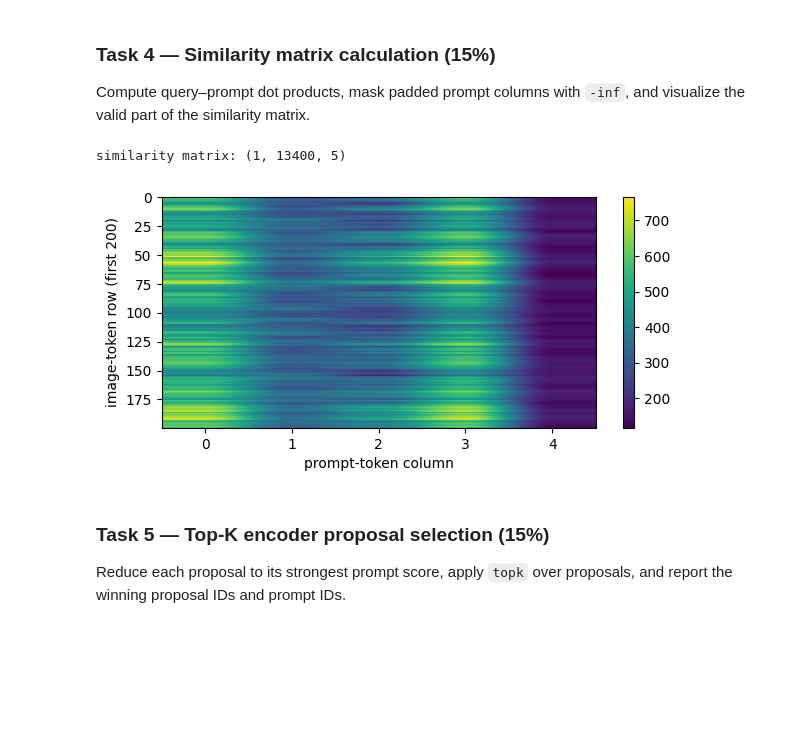
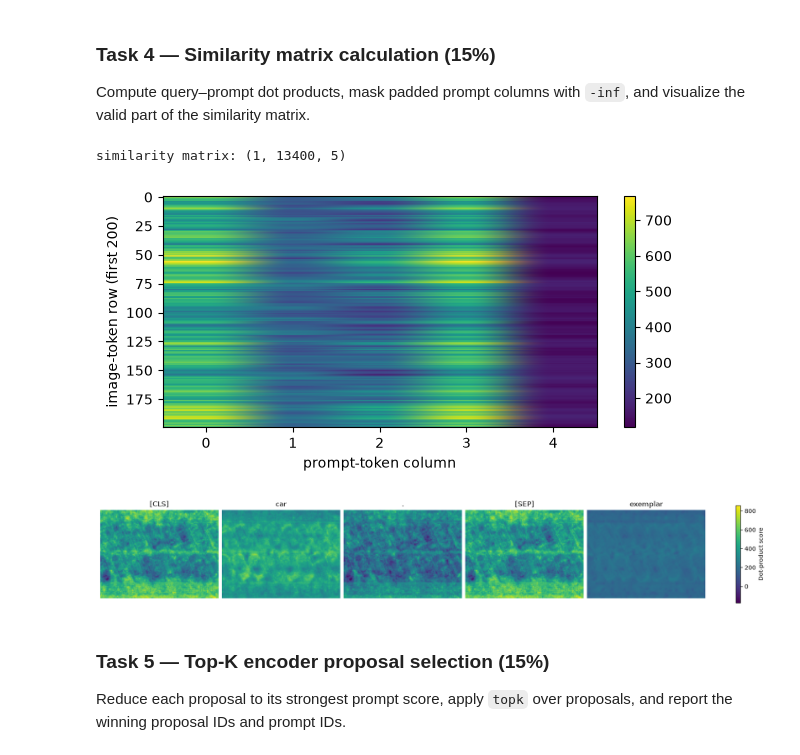
Before and after one commit to Konikelel/MultiModalCounting, a Jupyter notebook: Team02_SC5006_Project1.ipynb, the cells around one changed output. Drawn from its saved outputs; the diff is of its cells as text; code cells hidden in the pictures; blank space fills up the shorter version.

```diff
--- a/Team02_SC5006_Project1.ipynb
+++ b/Team02_SC5006_Project1.ipynb
@@ -375,28 +369,60 @@ ROIAlign exemplar token: (1, 1, 256)
 ### Task 4 — Similarity matrix calculation (15%)
 
 Compute query–prompt dot products, mask padded prompt columns with `-inf`, and visualize the valid part of the similarity matrix.
-# %%
-def calculate_similarity_matrix(query_features, prompt_features, prompt_mask):
-    if query_features.ndim != 3 or prompt_features.ndim != 3:
-        raise ValueError("Expected query (B,N,D) and prompt (B,T,D)")
-    if query_features.shape[0] != prompt_features.shape[0] or query_features.shape[-1] != prompt_features.shape[-1]:
-        raise ValueError("Batch and feature dimensions must agree")
-    if prompt_mask.shape != prompt_features.shape[:2]:
-        raise ValueError("Prompt mask must have shape (B,T)")
-    logits = query_features @ prompt_features.transpose(-1, -2)
-    return logits.masked_fill(~prompt_mask[:, None, :], float("-inf"))
-
-IMAGE_TOKENS = COMBINED_FEATURES.flatten(2).transpose(1, 2)
-PROMPT_TOKENS = torch.cat([TEXT_DICT["encoded_text"].to(IMAGE_TOKENS.device), EXEMPLAR_TOKENS], dim=1)
-PROMPT_MASK = torch.cat([TEXT_DICT["text_token_mask"].to(IMAGE_TOKENS.device),
-                         torch.ones((1, EXEMPLAR_TOKENS.shape[1]), dtype=torch.bool, device=IMAGE_TOKENS.device)], dim=1)
-SIMILARITY = calculate_similarity_matrix(IMAGE_TOKENS, PROMPT_TOKENS, PROMPT_MASK)
-print("similarity matrix:", tuple(SIMILARITY.shape))
-plt.figure(figsize=(7, 3)); plt.imshow(SIMILARITY[0, :200].detach().cpu(), aspect="auto", cmap="viridis")
-plt.xlabel("prompt-token column"); plt.ylabel("image-token row (first 200)"); plt.colorbar(); plt.show()
-# %% [output]
-similarity matrix: (1, 13400, 5)
-[figure, removed]
+# %%
+def calculate_similarity_matrix(query_features, prompt_features, prompt_mask):
+    if query_features.ndim != 3 or prompt_features.ndim != 3:
+        raise ValueError("Expected query (B,N,D) and prompt (B,T,D)")
+    if query_features.shape[0] != prompt_features.shape[0] or query_features.shape[-1] != prompt_features.shape[-1]:
+        raise ValueError("Batch and feature dimensions must agree")
+    if prompt_mask.shape != prompt_features.shape[:2]:
+        raise ValueError("Prompt mask must have shape (B,T)")
+    logits = query_features @ prompt_features.transpose(-1, -2)
+    return logits.masked_fill(~prompt_mask[:, None, :], float("-inf"))
+
+IMAGE_TOKENS = COMBINED_FEATURES.flatten(2).transpose(1, 2)
+PROMPT_TOKENS = torch.cat([TEXT_DICT["encoded_text"].to(IMAGE_TOKENS.device), EXEMPLAR_TOKENS], dim=1)
+PROMPT_MASK = torch.cat([TEXT_DICT["text_token_mask"].to(IMAGE_TOKENS.device),
+                         torch.ones((1, EXEMPLAR_TOKENS.shape[1]), dtype=torch.bool, device=IMAGE_TOKENS.device)], dim=1)
+SIMILARITY = calculate_similarity_matrix(IMAGE_TOKENS, PROMPT_TOKENS, PROMPT_MASK)
+
+# The following column indices are for "car ." and one exemplar.
+text_tokens = MODEL.tokenizer.convert_ids_to_tokens(TEXT_DICT["input_ids"][0].tolist())
+assert text_tokens == ["[CLS]", "car", ".", "[SEP]"]
+assert EXEMPLAR_TOKENS.shape[1] == 1
+
+SIMILARITY_NO_CLS = SIMILARITY.clone()
+SIMILARITY_NO_CLS[:, :, 0] = float("-inf")
+
+SIMILARITY_NO_CLS_SEP = SIMILARITY.clone()
+SIMILARITY_NO_CLS_SEP[:, :, [0, 3]] = float("-inf")
+
+SIMILARITY_CAR_EXEMPLAR = SIMILARITY.clone()
+SIMILARITY_CAR_EXEMPLAR[:, :, [0, 2, 3]] = float("-inf")
+
+print("similarity matrix:", tuple(SIMILARITY.shape))
+plt.figure(figsize=(7, 3)); plt.imshow(SIMILARITY[0, :200].detach().cpu(), aspect="auto", cmap="viridis")
+plt.xlabel("prompt-token column"); plt.ylabel("image-token row (first 200)"); plt.colorbar(); plt.show()
+
+# Show where each of the five prompt tokens has high similarity.
+labels = MODEL.tokenizer.convert_ids_to_tokens(TEXT_DICT["input_ids"][0].tolist()) + ["exemplar"]
+h, w = COMBINED_FEATURES.shape[-2:]
+heatmaps = SIMILARITY[0].detach().cpu().reshape(h, w, 5)
+
+# Use the same colour scale so the five token scores can be compared.
+fig, axes = plt.subplots(1, 5, figsize=(16, 3), constrained_layout=True)
+for i in range(5):
+    im = axes[i].imshow(heatmaps[:, :, i], cmap="viridis",
+                        vmin=heatmaps[torch.isfinite(heatmaps)].min().item(), vmax=heatmaps.max().item())
+    axes[i].set_title(labels[i])
+    axes[i].axis("off")
+fig.colorbar(im, ax=axes.tolist(), label="Dot-product score", shrink=0.8)
+fig.savefig(OUTPUT / "task4_prompt_token_heatmaps.png", dpi=150)
+plt.show()
+# %% [output]
+similarity matrix: (1, 13400, 5)
+[figure, added]
+[figure, added]
 # %% [markdown]
 ### Task 5 — Top-K encoder proposal selection (15%)
 
```
Also changed, not shown: parts of 6 cells of this notebook.
